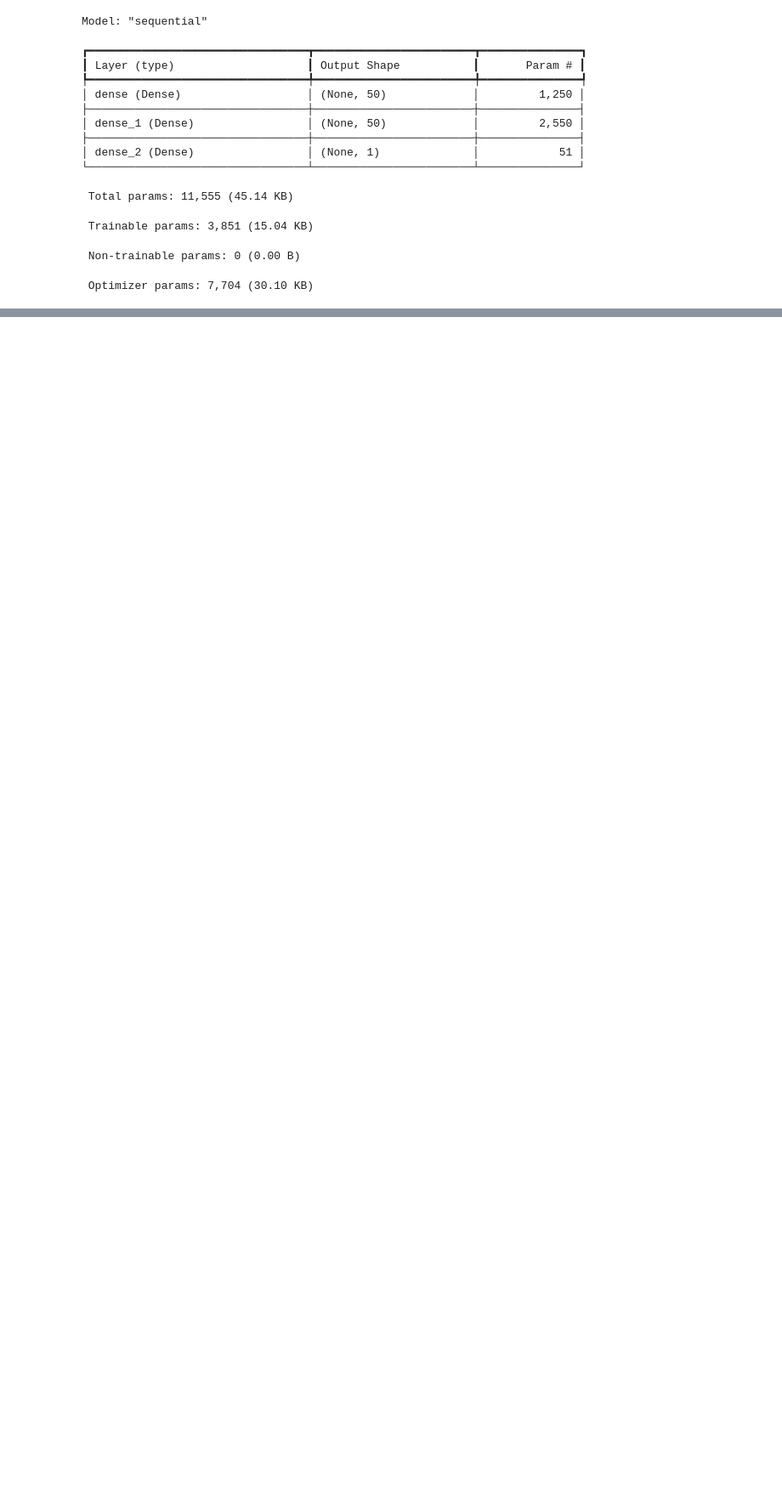
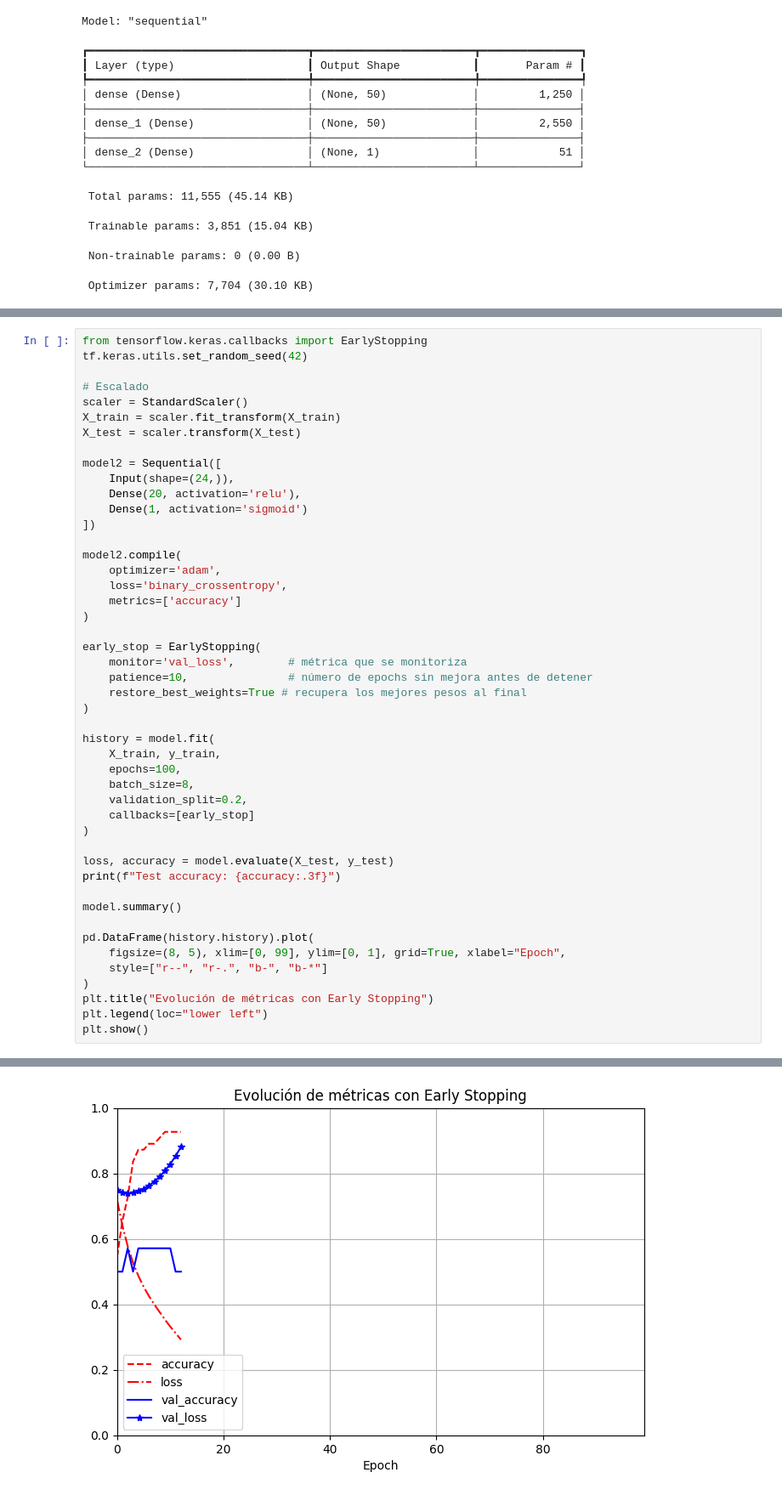
Before and after one commit to LolaSM/TFG_Bio, a Jupyter notebook: Modelo_TFG_Biomédica_Lola.ipynb, the cells around one changed output, grey strips where cells are left out. Shown at 85% size. Drawn from its saved outputs; the diff is of its cells as text; blank space fills up the shorter version.

```diff
--- a/Modelo_TFG_Biomédica_Lola.ipynb
+++ b/Modelo_TFG_Biomédica_Lola.ipynb
@@ -461,0 +464,48 @@ Model: "sequential"
+# %%
+from tensorflow.keras.callbacks import EarlyStopping
+tf.keras.utils.set_random_seed(42)
+
+# Escalado
+scaler = StandardScaler()
+X_train = scaler.fit_transform(X_train)
+X_test = scaler.transform(X_test)
+
+model2 = Sequential([
+    Input(shape=(24,)),
+    Dense(20, activation='relu'),
+    Dense(1, activation='sigmoid')
+])
+
+model2.compile(
+    optimizer='adam',
+    loss='binary_crossentropy',
+    metrics=['accuracy']
+)
+
+early_stop = EarlyStopping(
+    monitor='val_loss',        # métrica que se monitoriza
+    patience=10,               # número de epochs sin mejora antes de detener
+    restore_best_weights=True # recupera los mejores pesos al final
+)
+
+history = model.fit(
+    X_train, y_train,
+    epochs=100,
+    batch_size=8,
+    validation_split=0.2,
+    callbacks=[early_stop]
+)
+
+loss, accuracy = model.evaluate(X_test, y_test)
+print(f"Test accuracy: {accuracy:.3f}")
+
+model.summary()
+
+pd.DataFrame(history.history).plot(
+    figsize=(8, 5), xlim=[0, 99], ylim=[0, 1], grid=True, xlabel="Epoch",
+    style=["r--", "r-.", "b-", "b-*"]
+)
+plt.title("Evolución de métricas con Early Stopping")
+plt.legend(loc="lower left")
+plt.show()
+# %% [output]
@@ -461,0 +543 @@ Model: "sequential"
+[figure, added]
```
Also changed, not shown: parts of 2 cells of this notebook.
